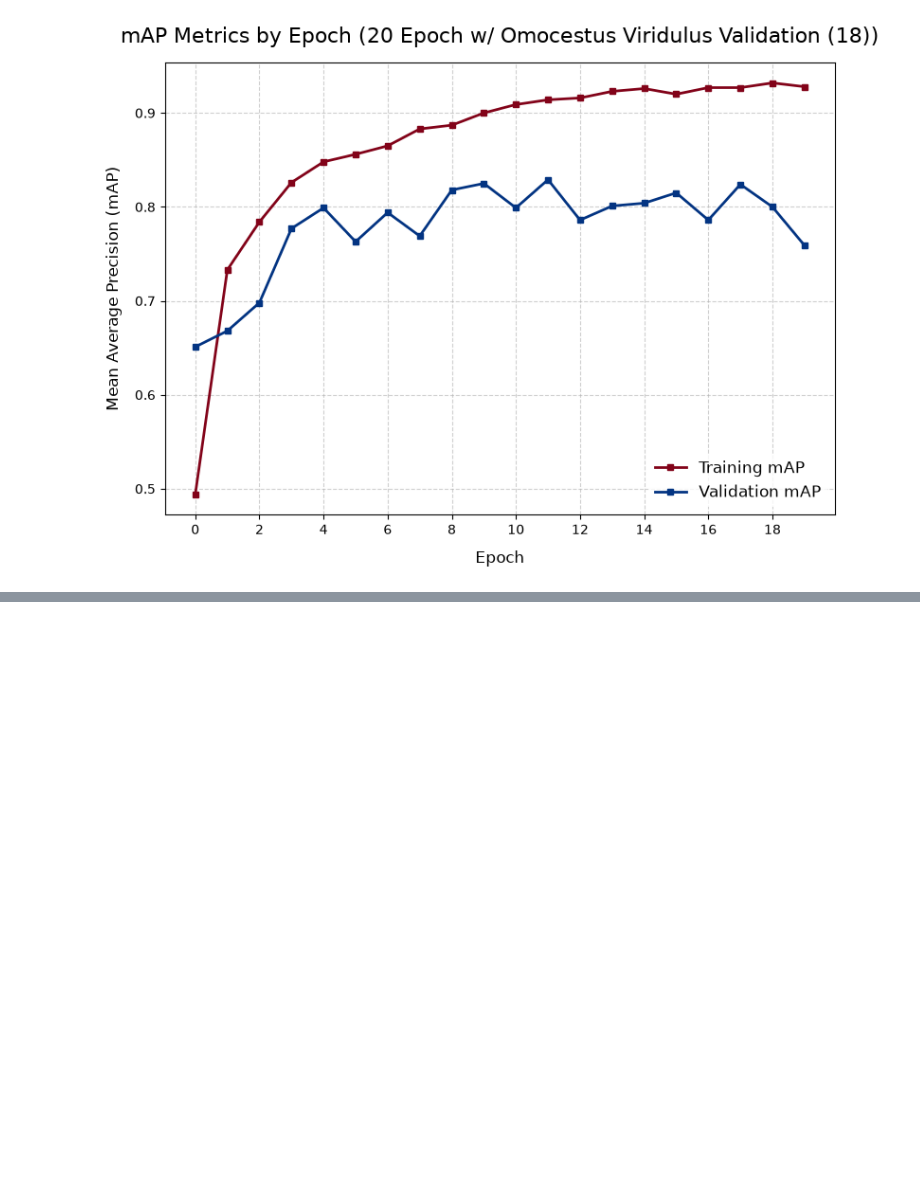
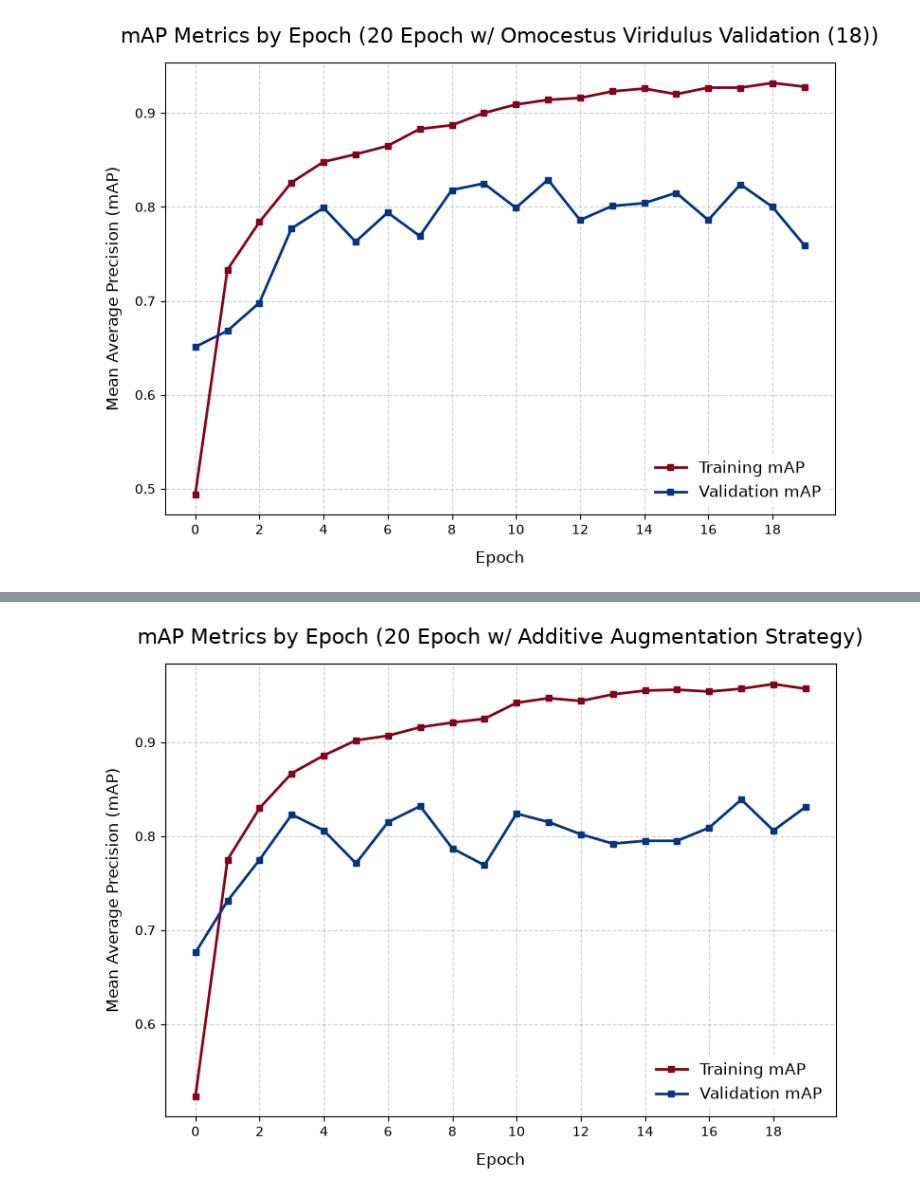
Before and after one commit to Grey-otoc/BioAcousticStreamEngine, a Jupyter notebook: training/V2-notebooks/04_plot_results.ipynb, the cells around one changed output, grey strips where cells are left out. Saved outputs shown, nothing was run; the diff lists cells and outputs as text; code cells hidden in the pictures; blank space fills up the shorter version.

```diff
--- a/training/V2-notebooks/04_plot_results.ipynb
+++ b/training/V2-notebooks/04_plot_results.ipynb
@@ -402,0 +457,27 @@ plt.show()
+# %%
+data = {
+    "Epoch": list(range(20)),
+    "Train_mAP": [0.523, 0.775, 0.83, 0.867, 0.886, 0.902, 0.907, 0.916, 0.921, 0.925, 0.942, 0.947, 0.944, 0.951, 0.955, 0.956, 0.954, 0.957, 0.962, 0.957],
+    "Val_mAP": [0.676, 0.731, 0.775, 0.823, 0.806, 0.771, 0.815, 0.832, 0.787, 0.769, 0.824, 0.815, 0.802, 0.792, 0.795, 0.795, 0.809, 0.839, 0.806, 0.831]
+}
+
+df = pd.DataFrame(data)
+
+plt.figure(figsize=(8, 6))
+plt.grid(True, linestyle="--", alpha=0.6)
+
+plt.plot(df["Epoch"], df["Train_mAP"], label="Training mAP", color="#820319", linewidth=2, marker="s", markersize=4)
+plt.plot(df["Epoch"], df["Val_mAP"], label="Validation mAP", color="#033482", linewidth=2, marker="s", markersize=4)
+
+plt.title("mAP Metrics by Epoch (20 Epoch w/ Additive Augmentation Strategy)", fontsize=16, pad=15)
+plt.xlabel("Epoch", fontsize=12, labelpad=10)
+plt.ylabel("Mean Average Precision (mAP)", fontsize=12, labelpad=10)
+
+plt.xticks(df["Epoch"][::2])
+
+plt.legend(loc="lower right", fontsize=12, frameon=True, facecolor="white", edgecolor="none")
+
+plt.tight_layout()
+plt.show()
+# %% [output]
+[figure, added]
```
Also changed, not shown: parts of 3 cells of this notebook, 3 other files.
